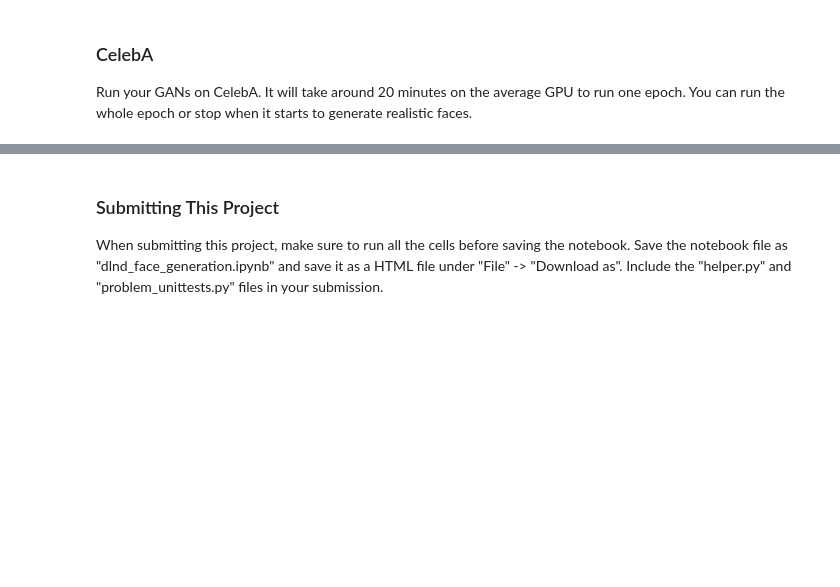
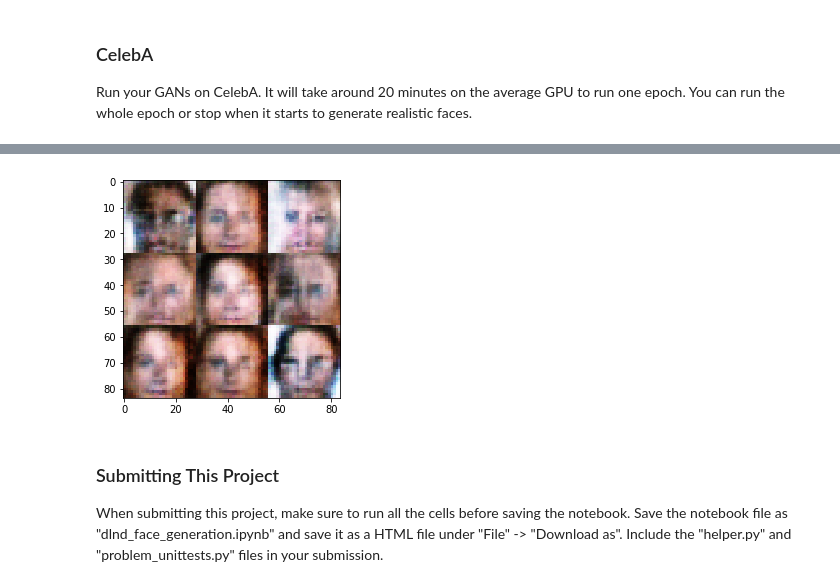
Before and after one commit to m25lazi/udacity-dl-foundation, a Jupyter notebook: Week 14/Project 5 - Face Generation/dlnd_face_generation.ipynb, the cells around one changed output, grey strips where cells are left out. Cells and saved outputs as stored; diff of their text form; code cells hidden in the pictures; blank space fills up the shorter version.

```diff
--- a/Week 14/Project 5 - Face Generation/dlnd_face_generation.ipynb
+++ b/Week 14/Project 5 - Face Generation/dlnd_face_generation.ipynb
@@ -421,7 +431,7 @@ beta1 = None
 
 batch_size = 64
 z_dim = 100
-learning_rate = 0.002
+learning_rate = 0.0002
 beta1 = 0.5
 
 """
@@ -454,3 +464,4 @@ Epoch 1/1... Discriminator Loss: 1.2879... Generator Loss: 0.7699
+[figure, added]
 # %% [markdown]
 ### Submitting This Project
 When submitting this project, make sure to run all the cells before saving the notebook. Save the notebook file as "dlnd_face_generation.ipynb" and save it as a HTML file under "File" -> "Download as". Include the "helper.py" and "problem_unittests.py" files in your submission.
```
Also changed, not shown: parts of 6 cells of this notebook, 1 other file.
